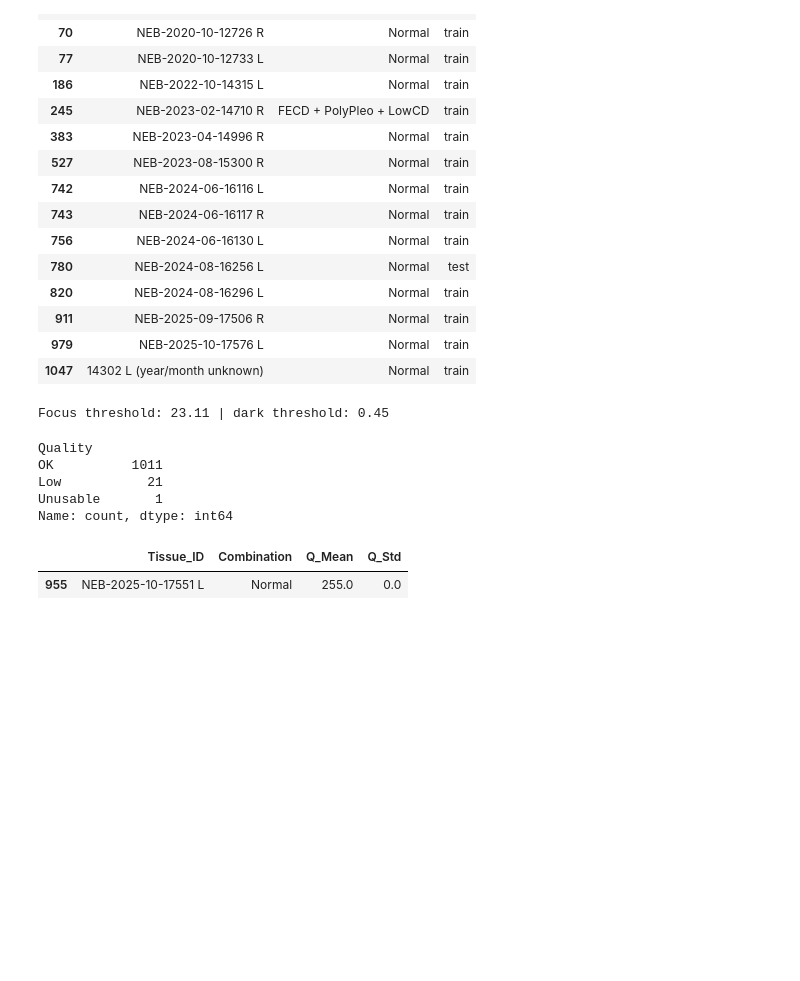
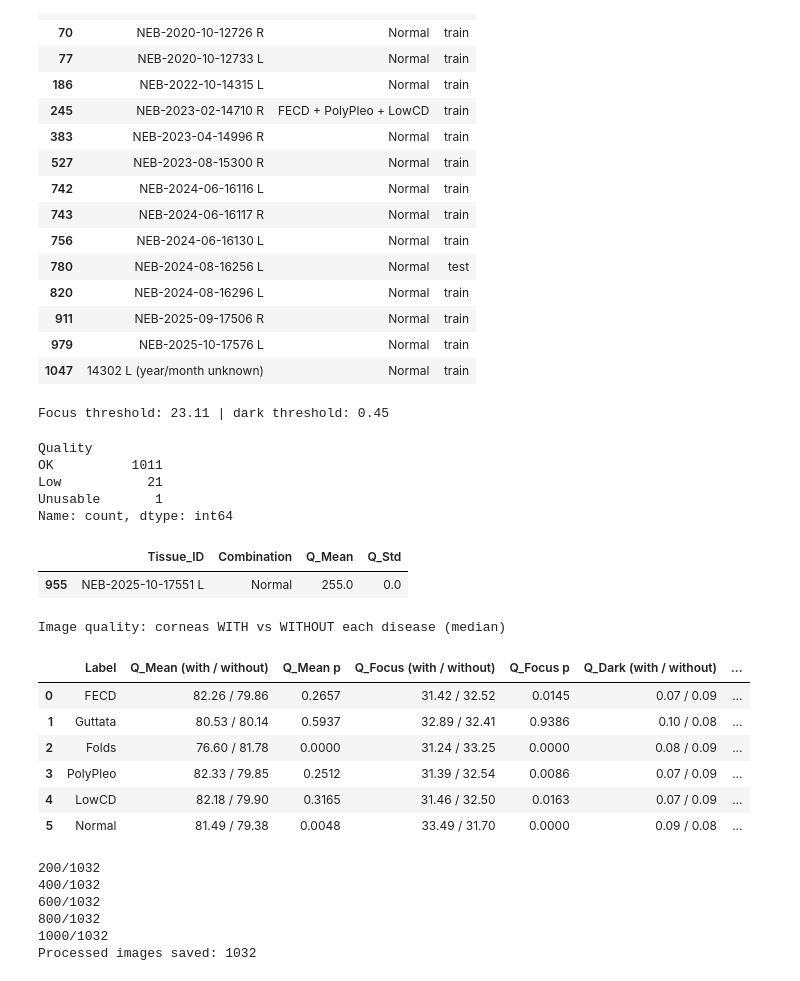
Before and after one commit to Pulitha-m/xai-cornea-grading, a Jupyter notebook: ml/disease - new/notebooks/03_Image_Preparation_MultiLabel.ipynb, the cells around one changed output. Drawn from its saved outputs; the diff is of its cells as text; code cells hidden in the pictures; blank space fills up the shorter version.

```diff
--- a/ml/disease - new/notebooks/03_Image_Preparation_MultiLabel.ipynb
+++ b/ml/disease - new/notebooks/03_Image_Preparation_MultiLabel.ipynb
@@ -133,3 +133,46 @@ Unusable       1
 Name: count, dtype: int64
 |  | Tissue_ID | Combination | Q_Mean | Q_Std |
 | 955 | NEB-2025-10-17551 L | Normal | 255.0 | 0.0 |
+# %%
+rows = []
+for lab in LABEL_COLS + ["Normal"]:
+    r = {"Label": lab}
+    for q in ["Q_Mean", "Q_Focus", "Q_Dark"]:
+        a = img.loc[img[lab] == 1, q]; b = img.loc[img[lab] == 0, q]
+        r[f"{q} (with / without)"] = f"{a.median():.2f} / {b.median():.2f}"
+        r[f"{q} p"] = round(mannwhitneyu(a, b).pvalue, 4)
+    r["Low-quality %"] = round((img.loc[img[lab] == 1, "Quality"] != "OK").mean() * 100, 1)
+    rows.append(r)
+print("Image quality: corneas WITH vs WITHOUT each disease (median)")
+pd.DataFrame(rows)
+# %% [output]
+Image quality: corneas WITH vs WITHOUT each disease (median)
+|  | Label | Q_Mean (with / without) | Q_Mean p | Q_Focus (with / without) | Q_Focus p | Q_Dark (with / without) | ... |
+| 0 | FECD | 82.26 / 79.86 | 0.2657 | 31.42 / 32.52 | 0.0145 | 0.07 / 0.09 | ... |
+| 1 | Guttata | 80.53 / 80.14 | 0.5937 | 32.89 / 32.41 | 0.9386 | 0.10 / 0.08 | ... |
+| 2 | Folds | 76.60 / 81.78 | 0.0000 | 31.24 / 33.25 | 0.0000 | 0.08 / 0.09 | ... |
+| 3 | PolyPleo | 82.33 / 79.85 | 0.2512 | 31.39 / 32.54 | 0.0086 | 0.07 / 0.09 | ... |
+| 4 | LowCD | 82.18 / 79.90 | 0.3165 | 31.46 / 32.50 | 0.0163 | 0.07 / 0.09 | ... |
+| 5 | Normal | 81.49 / 79.38 | 0.0048 | 33.49 / 31.70 | 0.0000 | 0.09 / 0.08 | ... |
+# %%
+CLAHE = cv2.createCLAHE(clipLimit=2.0, tileGridSize=(8, 8))
+def preprocess(path):
+    g = cv2.resize(read_gray(path), (OUT_W, OUT_H), interpolation=cv2.INTER_AREA)
+    return CLAHE.apply(g)
+
+usable = img[img["Quality"] != "Unusable"].copy()
+usable["Proc_File"] = usable["Tissue_ID"].str.replace(r"[^\w\-]+", "_", regex=True) + ".png"
+for i, (_, r) in enumerate(usable.iterrows(), 1):
+    out = os.path.join(OUT_DIR, "images", r["Proc_File"])
+    if not os.path.exists(out):
+        cv2.imwrite(out, preprocess(os.path.join(IMAGE_DIR, r["SP_File"])))
+    if i % 200 == 0:
+        print(f"{i}/{len(usable)}")
+print("Processed images saved:", len(usable))
+# %% [output]
+200/1032
+400/1032
+600/1032
+800/1032
+1000/1032
+Processed images saved: 1032
```
Also changed, not shown: parts of 3 cells of this notebook.
